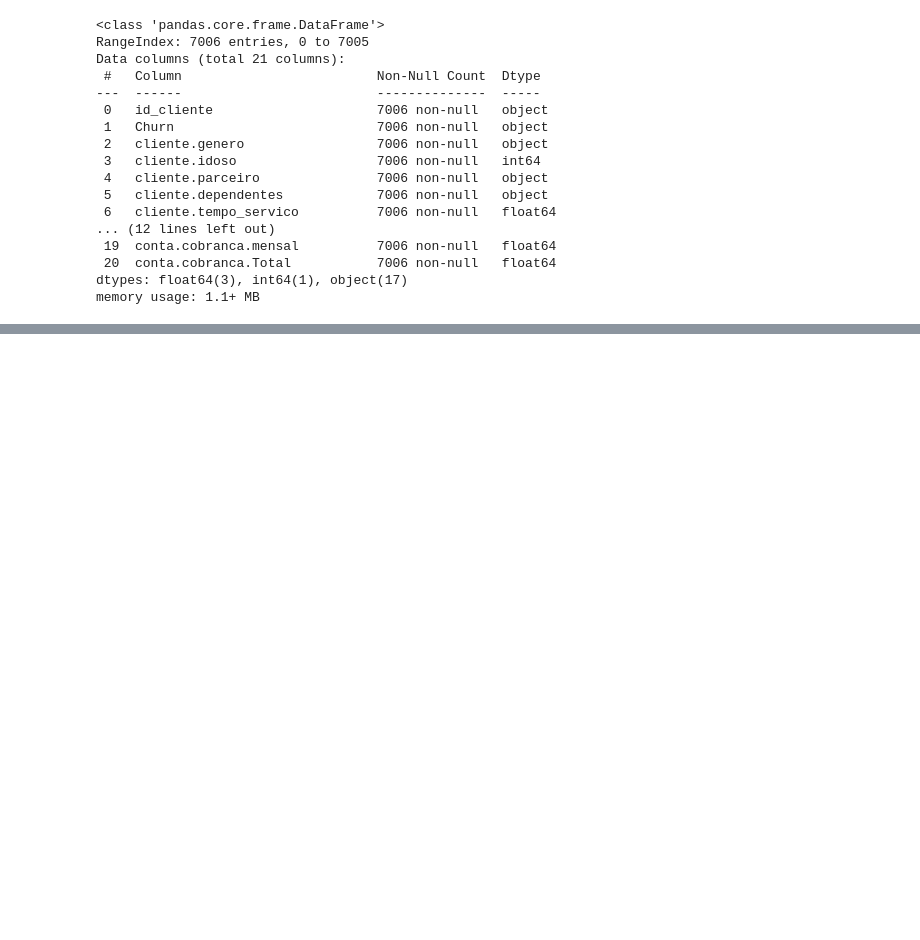
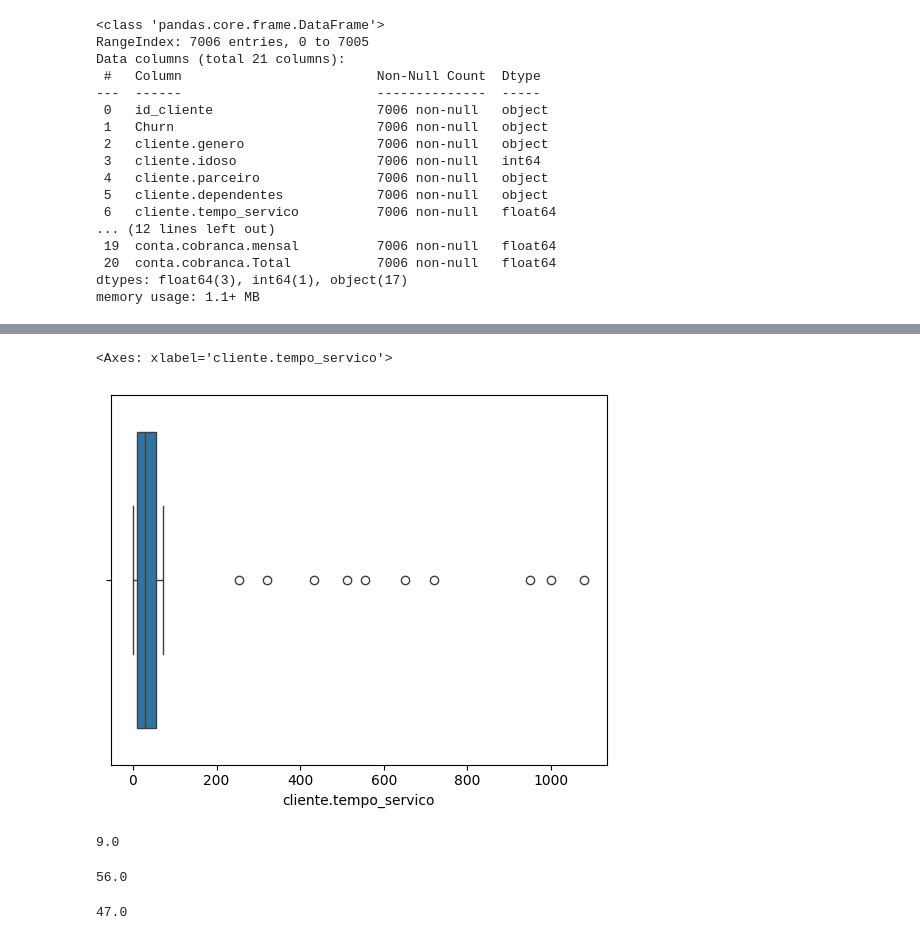
Before and after one commit to fernandowolff/data-science-python, a Jupyter notebook: LimpezaETratamentoDeDados/limpezatratamentochurn.ipynb, the cells around one changed output, grey strips where cells are left out. Drawn from its saved outputs; the diff is of its cells as text; code cells hidden in the pictures; blank space fills up the shorter version.

Commit message:
Limpeza e tratamento de dados, parte 2

```diff
--- a/LimpezaETratamentoDeDados/limpezatratamentochurn.ipynb
+++ b/LimpezaETratamentoDeDados/limpezatratamentochurn.ipynb
@@ -171,5 +171,3 @@ Index([975, 1775, 1955, 2075, 2232, 2308, 2930, 3134, 3203, 4169, 5599], dtype='
 dados_norm.loc[idx, 'conta.cobranca.Total'] = dados_norm.loc[idx, 'conta.cobranca.mensal'] * 24
 # %%
 dados_norm.loc[idx, 'cliente.tempo_servico'] = 24
-# %%
-dados_norm.drop('conta.tempo_servico', inplace=True, axis=1)
@@ -544,0 +557,20 @@ memory usage: 1.1+ MB
+# %%
+sns.boxplot(x=df_sem_nulos['cliente.tempo_servico'])
+# %% [output]
+<Axes: xlabel='cliente.tempo_servico'>
+[figure, added]
+# %%
+q1 = df_sem_nulos['cliente.tempo_servico'].quantile(.25)
+q1
+# %% [output]
+9.0
+# %%
+q3 = df_sem_nulos['cliente.tempo_servico'].quantile(.75)
+q3
+# %% [output]
+56.0
+# %%
+iqr = q3-q1
+iqr
+# %% [output]
+47.0
```
Also changed, not shown: parts of 37 cells of this notebook, 2 other files.
